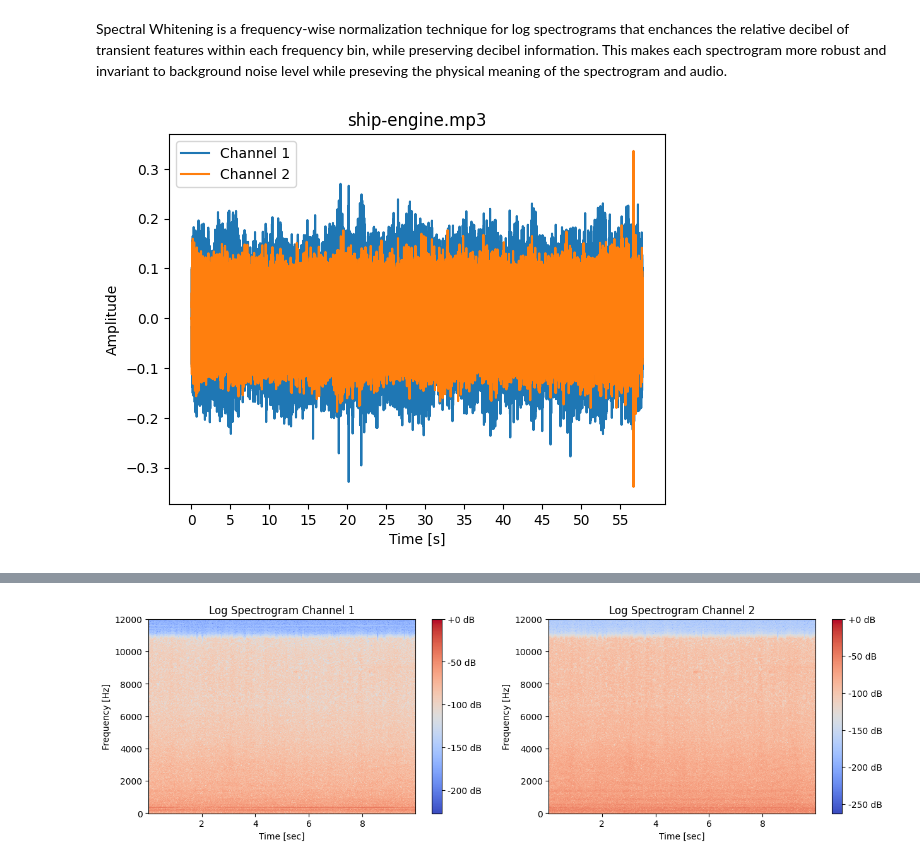
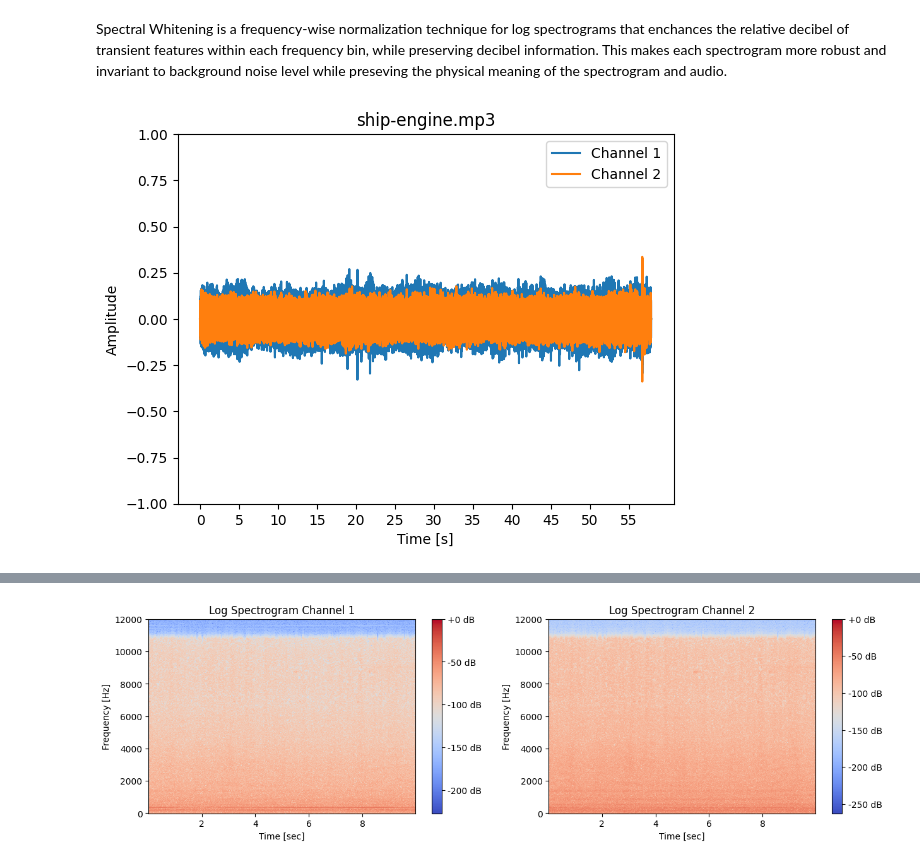
Before and after one commit to torrhen/colab, a Jupyter notebook: Spectral_Whitening.ipynb, the cells around one changed output, grey strips where cells are left out. Cells and saved outputs as stored; diff of their text form; code cells hidden in the pictures.

```diff
--- a/Spectral_Whitening.ipynb
+++ b/Spectral_Whitening.ipynb
@@ -11,14 +11,15 @@ audio, sr = sf.read(FILE_NAME) # 24Hz, stereo
 # %%
 plt.plot(audio[:, 0], label="Channel 1")
 plt.plot(audio[:, 1], label="Channel 2")
 plt.xticks([i*sr for i in range(60) if i % 5 == 0], [str(j) for j in range(60) if j % 5 == 0])
 plt.xlabel("Time [s]")
 plt.ylabel("Amplitude")
 plt.title("ship-engine.mp3")
+plt.ylim([-1, 1])
 plt.legend()
 plt.show()
 # %% [output]
-[figure, old version]
+[figure, new version]
 # %%
 audio = audio[(sr * 30):(sr * 40)] # middle 30-40 seconds
 audio_ch1 = audio[:, 0] # channel 1
```
Also changed, not shown: parts of 3 cells of this notebook.
